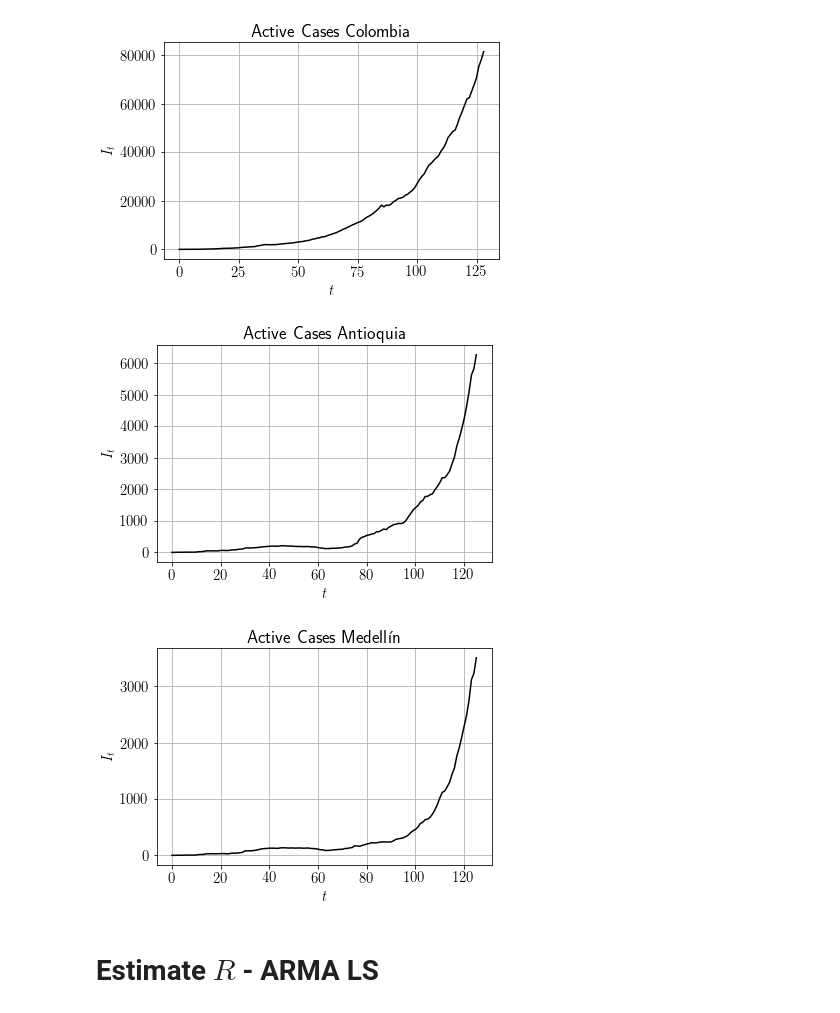
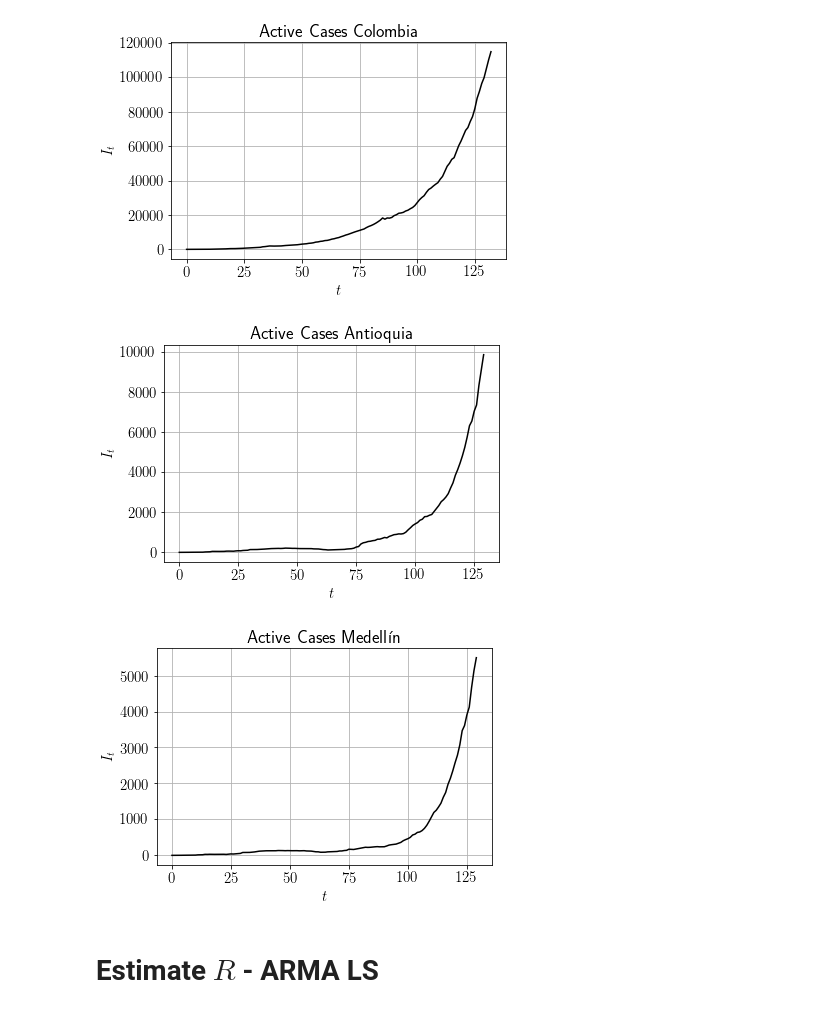
Before and after one commit to Daples/daples, a Jupyter notebook: r0/r0estimation.ipynb, the cells around one changed output. Saved outputs shown, nothing was run; the diff lists cells and outputs as text; code cells hidden in the pictures.

Commit message:
[ r0 ] testing with different opt. method and new data

```diff
--- a/r0/r0estimation.ipynb
+++ b/r0/r0estimation.ipynb
@@ -13,7 +13,7 @@ data_file = open('colombia.json',)
 json_data = json.load(data_file)
 # %%
 # Time series for Colombia
-active_cases_co = json_data['co']['It']
+active_cases_co = json_data['co']['I']
 plt.plot(active_cases_co, 'k')
 plt.title('Active Cases Colombia')
 plt.xlabel('$t$')
@@ -21,19 +21,19 @@ plt.ylabel('$I_t$')
 plt.grid()
 plt.show()
 # %% [output]
-[figure, old version]
+[figure, new version]
 # %%
-active_cases_an = json_data['co_05']['It']
+active_cases_an = json_data['co_05']['I']
 plt.plot(active_cases_an, 'k')
 plt.title('Active Cases Antioquia')
 plt.xlabel('$t$')
 plt.ylabel('$I_t$')
 plt.grid()
 plt.show()
 # %% [output]
-[figure, old version]
+[figure, new version]
 # %%
-active_cases_me = json_data['co_05001']['It']
+active_cases_me = json_data['co_05001']['I']
 plt.plot(active_cases_me, 'k')
 plt.title('Active Cases Medellín')
 plt.xlabel('$t$')
@@ -41,7 +41,7 @@ plt.ylabel('$I_t$')
 plt.grid()
 plt.show()
 # %% [output]
-[figure, old version]
+[figure, new version]
 # %% [markdown]
 # Estimate $R$ - ARMA LS
 # %% [markdown]
```
Also changed, not shown: parts of 13 cells of this notebook, 1 other file.
